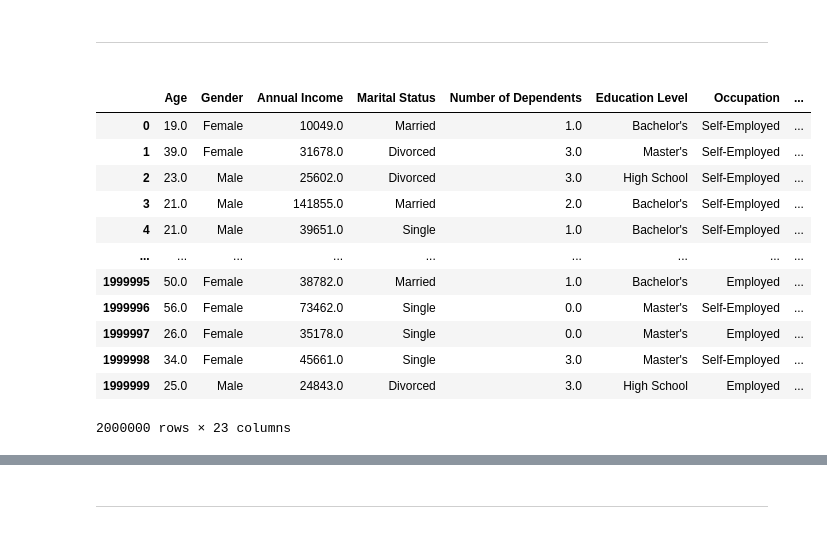
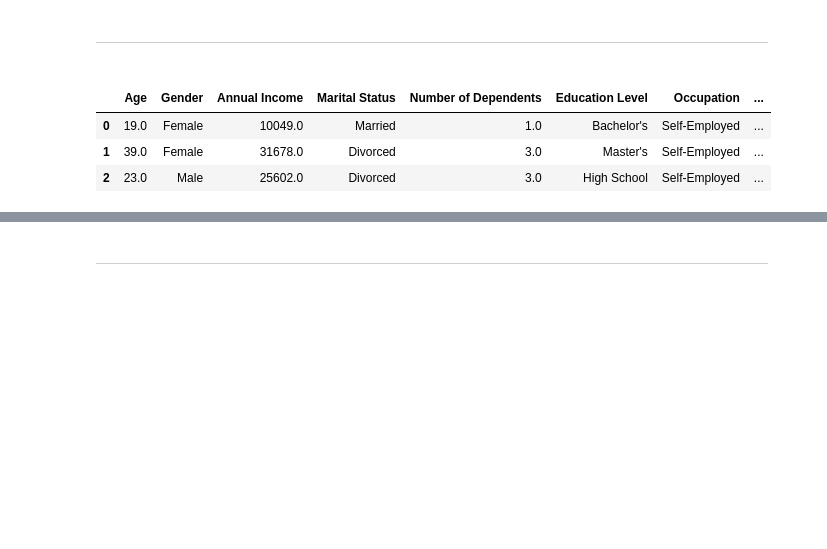
Before and after one commit to dileepNaiduOne/BUDGET-LifeInsurancePredictionApp, a Jupyter notebook: 3. EDA-Transformation.ipynb, the cells around one changed output, grey strips where cells are left out. Cells and saved outputs as stored; diff of their text form; code cells hidden in the pictures; blank space fills up the shorter version.

```diff
--- a/3. EDA-Transformation.ipynb
+++ b/3. EDA-Transformation.ipynb
@@ -107,21 +89,12 @@ data = df.copy()
 # %%
 df.drop(columns="Policy Start Date", inplace=True)
 # %%
-df
+df.head(3)
 # %% [output]
 |  | Age | Gender | Annual Income | Marital Status | Number of Dependents | Education Level | Occupation | ... |
 | 0 | 19.0 | Female | 10049.0 | Married | 1.0 | Bachelor's | Self-Employed | ... |
 | 1 | 39.0 | Female | 31678.0 | Divorced | 3.0 | Master's | Self-Employed | ... |
 | 2 | 23.0 | Male | 25602.0 | Divorced | 3.0 | High School | Self-Employed | ... |
-| 3 | 21.0 | Male | 141855.0 | Married | 2.0 | Bachelor's | Self-Employed | ... |
-| 4 | 21.0 | Male | 39651.0 | Single | 1.0 | Bachelor's | Self-Employed | ... |
-| ... | ... | ... | ... | ... | ... | ... | ... | ... |
-| 1999995 | 50.0 | Female | 38782.0 | Married | 1.0 | Bachelor's | Employed | ... |
-| 1999996 | 56.0 | Female | 73462.0 | Single | 0.0 | Master's | Self-Employed | ... |
-| 1999997 | 26.0 | Female | 35178.0 | Single | 0.0 | Master's | Employed | ... |
-| 1999998 | 34.0 | Female | 45661.0 | Single | 3.0 | Master's | Self-Employed | ... |
-| 1999999 | 25.0 | Male | 24843.0 | Divorced | 3.0 | High School | Employed | ... |
-2000000 rows × 23 columns
 # %%
 df[["Policy Start Date - Day", "Policy Start Date - Month", "Policy Start Date - Year"]] = df[["Policy Start Date - Day", "Policy Start Date - Month", "Policy Start Date - Year"]].astype("O")
 # %%
```
Also changed, not shown: parts of 94 cells of this notebook, 1 other file.
